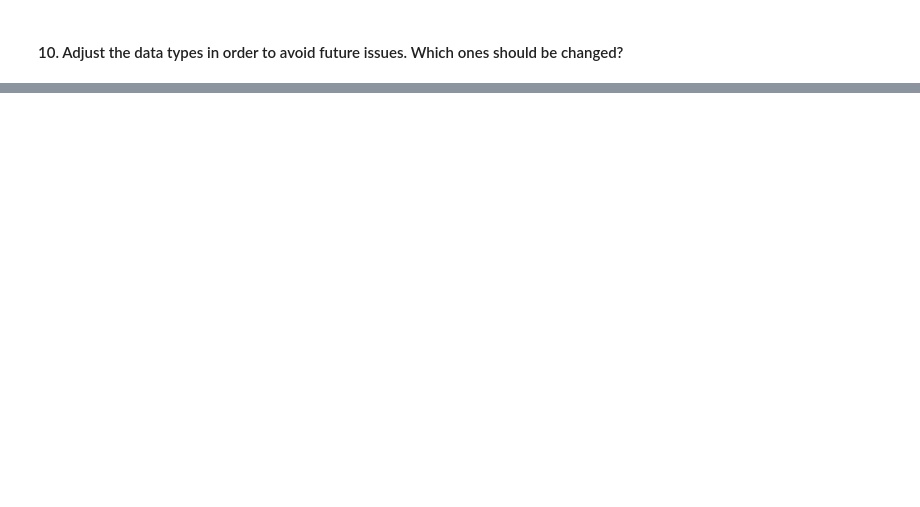
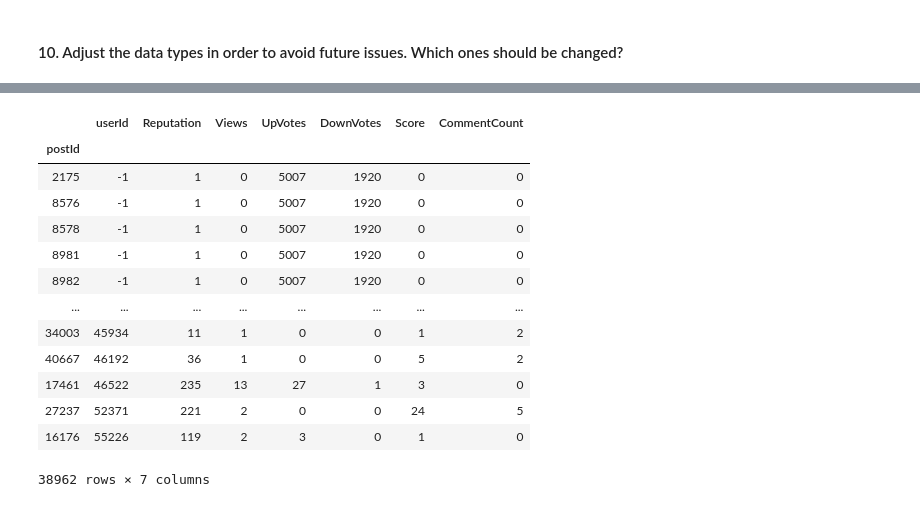
Before and after one commit to ta-data-lis/lab-data-cleaning, a Jupyter notebook: your-code/main.ipynb, the cells around one changed output, grey strips where cells are left out. Drawn from its saved outputs; the diff is of its cells as text; code cells hidden in the pictures; blank space fills up the shorter version.

```diff
--- a/your-code/main.ipynb
+++ b/your-code/main.ipynb
@@ -24,0 +174,19 @@ You will need to make a [merge](https://pandas.pydata.org/pandas-docs/stable/gen
+# %%
+#making the postId the index will avod future issues
+merged4 = merged2.set_index('postId')
+merged4
+# %% [output]
+|  | userId | Reputation | Views | UpVotes | DownVotes | Score | CommentCount |
+| postId |  |  |  |  |  |  |  |
+| 2175 | -1 | 1 | 0 | 5007 | 1920 | 0 | 0 |
+| 8576 | -1 | 1 | 0 | 5007 | 1920 | 0 | 0 |
+| 8578 | -1 | 1 | 0 | 5007 | 1920 | 0 | 0 |
+| 8981 | -1 | 1 | 0 | 5007 | 1920 | 0 | 0 |
+| 8982 | -1 | 1 | 0 | 5007 | 1920 | 0 | 0 |
+| ... | ... | ... | ... | ... | ... | ... | ... |
+| 34003 | 45934 | 11 | 1 | 0 | 0 | 1 | 2 |
+| 40667 | 46192 | 36 | 1 | 0 | 0 | 5 | 2 |
+| 17461 | 46522 | 235 | 13 | 27 | 1 | 3 | 0 |
+| 27237 | 52371 | 221 | 2 | 0 | 0 | 24 | 5 |
+| 16176 | 55226 | 119 | 2 | 3 | 0 | 1 | 0 |
+38962 rows × 7 columns
```
Also changed, not shown: parts of 14 cells of this notebook.
